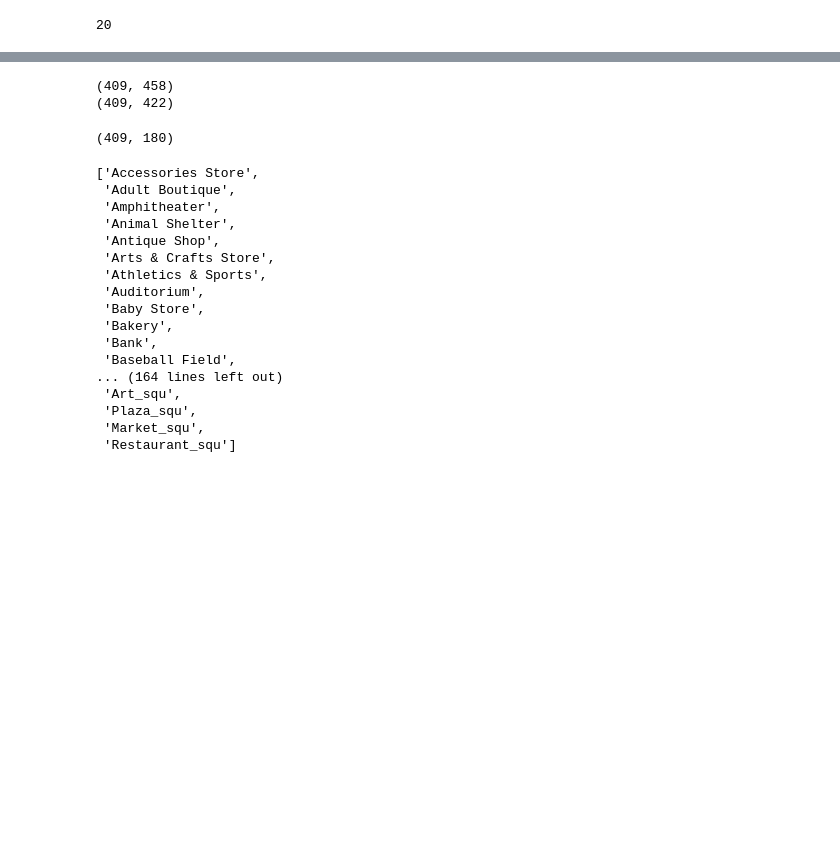
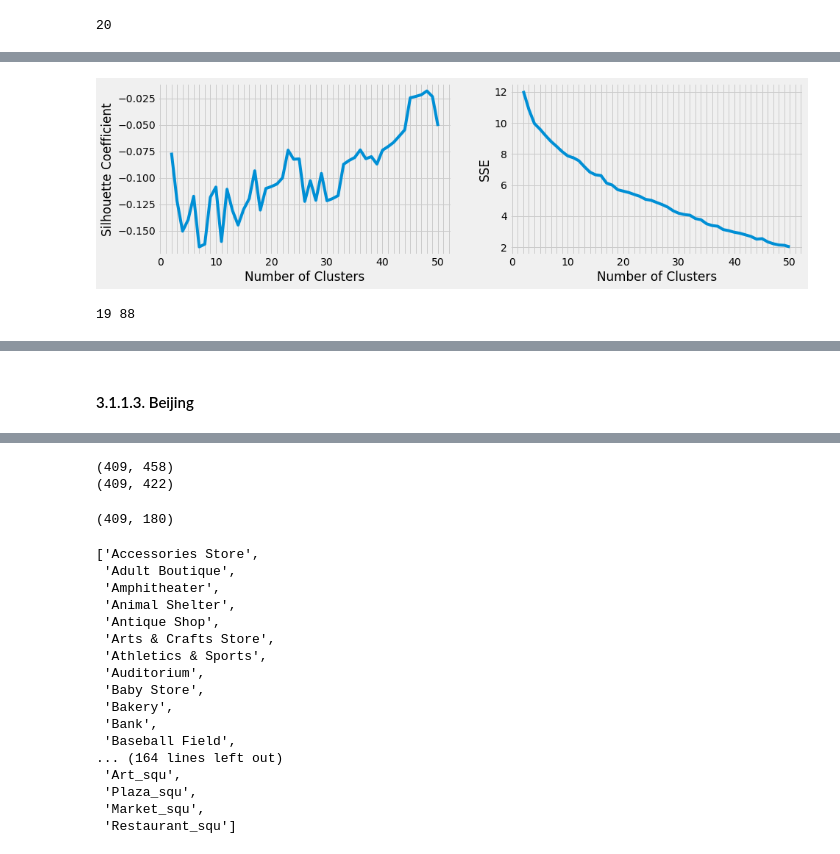
Before and after one commit to syzsyzsyzyzs/IBM_proj, a Jupyter notebook: Culture vs Function.ipynb, the cells around one changed output, grey strips where cells are left out. Cells and saved outputs as stored; diff of their text form; code cells hidden in the pictures; blank space fills up the shorter version.

```diff
--- a/Culture vs Function.ipynb
+++ b/Culture vs Function.ipynb
@@ -658,0 +698,3 @@ map_clusters
+# %%
+kcluster = 11
+kmeans = KMeans(n_clusters=kcluster, **kmeans_kwargs).fit(DC_clustering)
@@ -691,0 +737,46 @@ map_clusters
+# %%
+k_range = range(2,51)
+kmeans_kwargs = {
+    'init': 'random',
+    'n_init': 30,
+    'max_iter': 300,
+    'random_state': 0,
+}
+
+sse = []
+for k in k_range:
+    kmeans = KMeans(n_clusters=k, **kmeans_kwargs).fit(SH_clustering)
+    sse.append(kmeans.inertia_)
+
+scaler = StandardScaler()
+scaled_features = scaler.fit_transform(SH_clustering)
+silhouette_coef = []
+for k in k_range:
+    kmeans = KMeans(n_clusters=k, **kmeans_kwargs).fit(SH_clustering)
+    score = silhouette_score(scaled_features, kmeans.labels_)
+    silhouette_coef.append(score)
+# %%
+fig, (ax1, ax2) = plt.subplots(1,2, figsize=(14,4))
+
+ax1.plot(k_range, silhouette_coef)
+ax1.set_xticks(range(0,51,10))
+ax1.xaxis.grid(True, which='minor')
+ax1.xaxis.set_minor_locator(MultipleLocator(1))
+ax1.set_xlabel('Number of Clusters')
+ax1.set_ylabel('Silhouette Coefficient')
+
+ax2.xaxis.grid(True, which='minor')
+ax2.plot(k_range, sse)
+ax2.set_xticks(range(0,51,10))
+ax2.xaxis.set_minor_locator(MultipleLocator(1))
+ax2.set_xlabel('Number of Clusters')
+ax2.set_ylabel('SSE')
+
+plt.show()
+# %% [output]
+[figure, added]
+# %%
+kl = KneeLocator(x=k_range, y=sse, curve='convex', direction='decreasing')
+print(kl.knee, SH_clustering.shape[0])
+# %% [output]
+19 88
@@ -722,3 +817,5 @@ for lat, lon, poi, cluster in zip(SH_merged['Latitude'], SH_merged['Longitude'],
 map_clusters
 # %% [output]
 [interactive output not drawn]
+# %% [markdown]
+#### 3.1.1.3. Beijing
```
Also changed, not shown: parts of 47 cells of this notebook, 10 other files.
